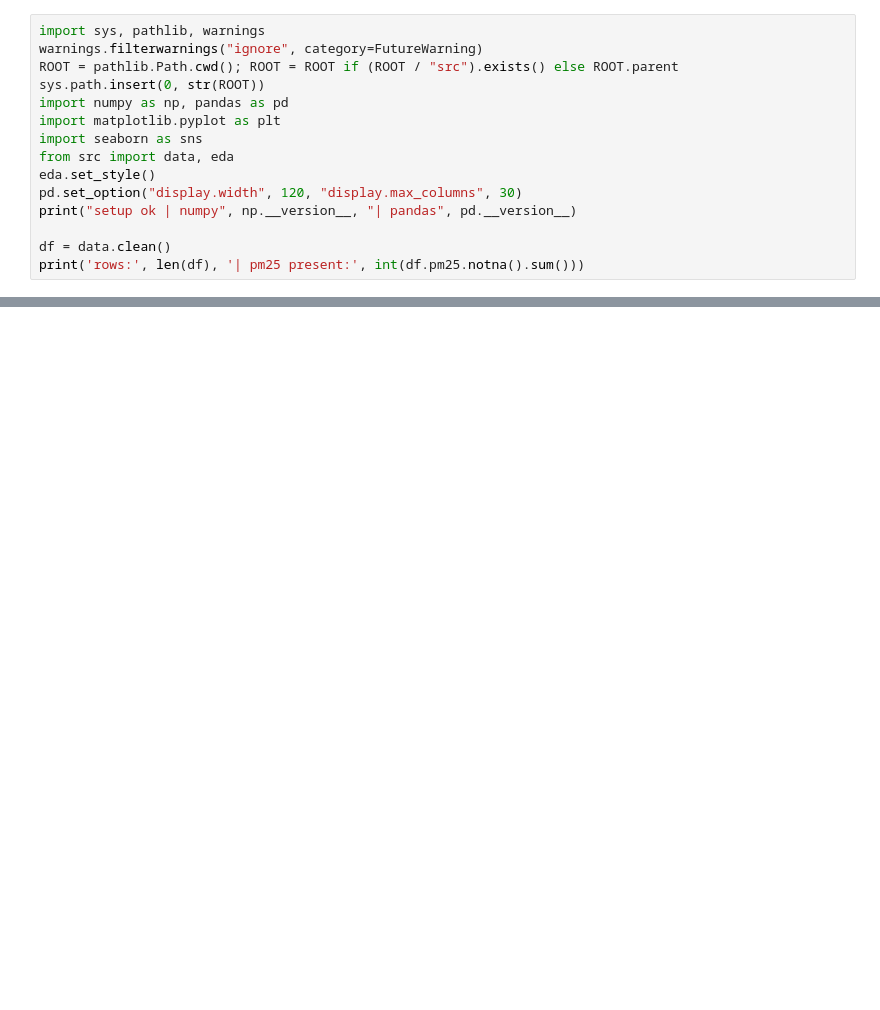
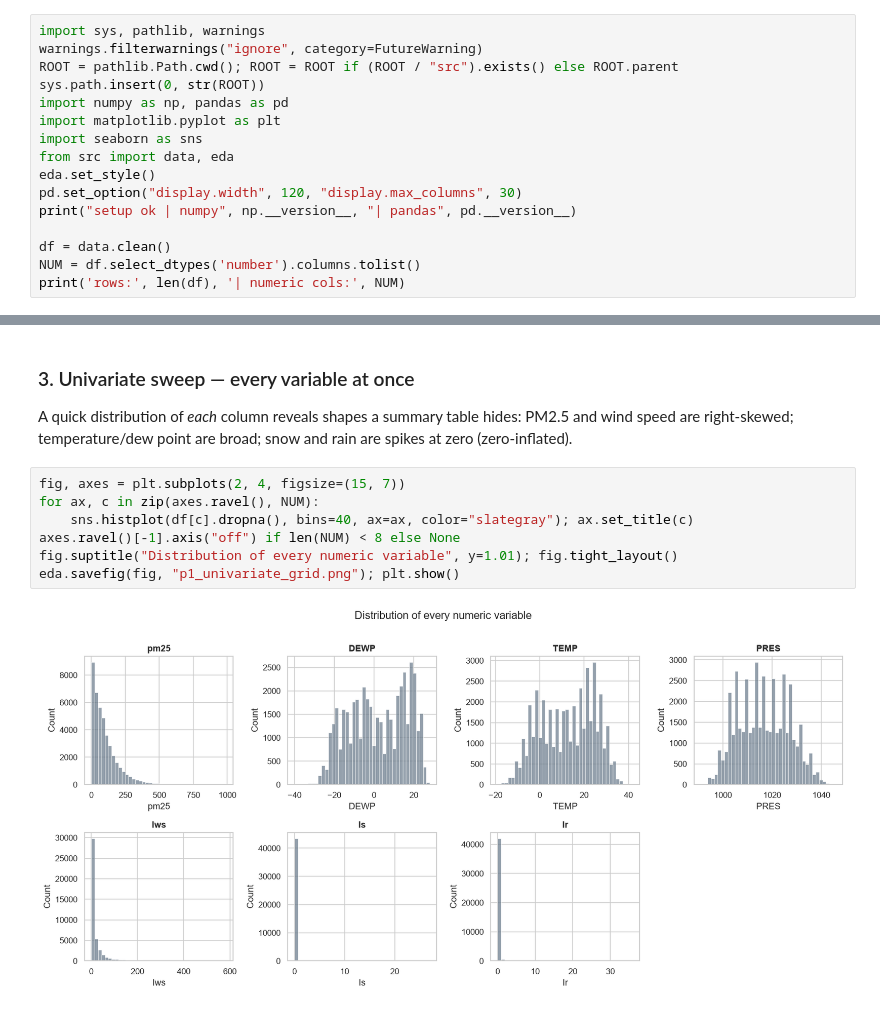
Before and after one commit to PSURI1894/practice-eda, a Jupyter notebook: beijing-air-quality/notebooks/01_advanced_eda.ipynb, the cells around one changed output, grey strips where cells are left out. Saved outputs shown, nothing was run; the diff lists cells and outputs as text; blank space fills up the shorter version.

```diff
--- a/beijing-air-quality/notebooks/01_advanced_eda.ipynb
+++ b/beijing-air-quality/notebooks/01_advanced_eda.ipynb
@@ -25,6 +26,7 @@ pd.set_option("display.width", 120, "display.max_columns", 30)
 print("setup ok | numpy", np.__version__, "| pandas", pd.__version__)
 
 df = data.clean()
-print('rows:', len(df), '| pm25 present:', int(df.pm25.notna().sum()))
+NUM = df.select_dtypes('number').columns.tolist()
+print('rows:', len(df), '| numeric cols:', NUM)
 # %% [output]
 setup ok | numpy 2.1.3 | pandas 2.3.3
@@ -158,0 +109,14 @@ and show why the 155-hour gaps need special care.
+# %% [markdown]
+### 3. Univariate sweep — every variable at once
+
+A quick distribution of *each* column reveals shapes a summary table hides: PM2.5 and wind speed are
+right-skewed; temperature/dew point are broad; snow and rain are spikes at zero (zero-inflated).
+# %%
+fig, axes = plt.subplots(2, 4, figsize=(15, 7))
+for ax, c in zip(axes.ravel(), NUM):
+    sns.histplot(df[c].dropna(), bins=40, ax=ax, color="slategray"); ax.set_title(c)
+axes.ravel()[-1].axis("off") if len(NUM) < 8 else None
+fig.suptitle("Distribution of every numeric variable", y=1.01); fig.tight_layout()
+eda.savefig(fig, "p1_univariate_grid.png"); plt.show()
+# %% [output]
+[figure, added]
```
Also changed, not shown: parts of 27 cells of this notebook, 18 other files.
